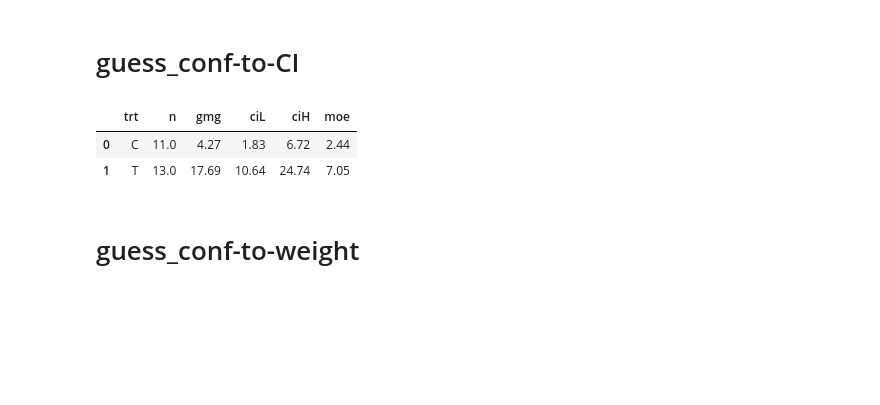
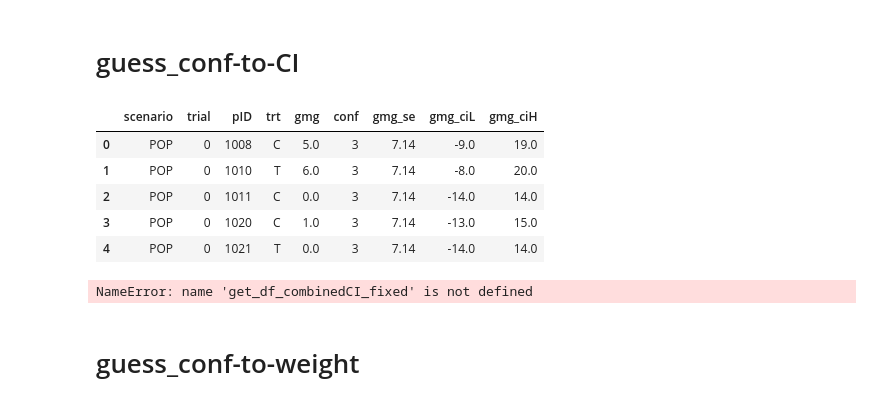
Before and after one commit to szb37/ADAPT-codebase, a Jupyter notebook: notebooks/guessconf_conversions.ipynb, the cells around one changed output. Cells and saved outputs as stored; diff of their text form; code cells hidden in the pictures; blank space fills up the shorter version.

```diff
--- a/notebooks/guessconf_conversions.ipynb
+++ b/notebooks/guessconf_conversions.ipynb
@@ -31,18 +33,36 @@ df_ignore_gc
 | 1 | T | 17.69 | 10.64 | 24.74 | 7.05 |
 # %% [markdown]
 # guess_conf-to-CI
+# %%
+df_pop = power.Helpers.get_pop_data()
+df_pop['conf']=3
+
+df_pop['gmg_se'] = df_pop['conf'].map(config.conf_to_se)
+df_pop['gmg_sd'] = df_pop['gmg_se'] # for sample=1, SE=SD
+df_pop['gmg_ciL'] = df_pop['gmg']-1.96*df_pop['gmg_se']
+df_pop['gmg_ciH'] = df_pop['gmg']+1.96*df_pop['gmg_se']
+df_pop = df_pop.round({'gmg': 2, 'gmg_sd': 2, 'gmg_se': 2, 'gmg_ciL': 2, 'gmg_ciH': 2,})
+df_pop = df_pop[['scenario', 'trial', 'pID', 'trt', 'gmg', 'conf', 'gmg_se', 'gmg_ciL', 'gmg_ciH']]
+df_pop.head()
+# %% [output]
+|  | scenario | trial | pID | trt | gmg | conf | gmg_se | gmg_ciL | gmg_ciH |
+| 0 | POP | 0 | 1008 | C | 5.0 | 3 | 7.14 | -9.0 | 19.0 |
+| 1 | POP | 0 | 1010 | T | 6.0 | 3 | 7.14 | -8.0 | 20.0 |
+| 2 | POP | 0 | 1011 | C | 0.0 | 3 | 7.14 | -14.0 | 14.0 |
+| 3 | POP | 0 | 1020 | C | 1.0 | 3 | 7.14 | -13.0 | 15.0 |
+| 4 | POP | 0 | 1021 | T | 0.0 | 3 | 7.14 | -14.0 | 14.0 |
 # %%
 ### Calculate POP CIs with guess_conf-to-CI approach
-df_pop = power.Helpers.get_pop_data()
-# df_pop['gmg_ciL'] = df_pop['gmg_ciL'].clip(lower=0, upper=30)
-# df_pop['gmg_ciH'] = df_pop['gmg_ciH'].clip(lower=0, upper=30)
-df_gc2CI = power.Stats.get_df_combinedCI(df_pop, col_value='gmg', col_ciL='gmg_ciL', col_ciH='gmg_ciH',)
+from itertools import product
+import numpy as np
+import scipy.stats as stats
+
+
+df_gc2CI = get_df_combinedCI_fixed(df_pop, col_value='gmg', col_ciL='gmg_ciL', col_ciH='gmg_ciH',)
 df_gc2CI = df_gc2CI.drop(columns=['scenario', 'trial'])
 df_gc2CI
 # %% [output]
-|  | trt | n | gmg | ciL | ciH | moe |
-| 0 | C | 11.0 | 4.27 | 1.83 | 6.72 | 2.44 |
-| 1 | T | 13.0 | 17.69 | 10.64 | 24.74 | 7.05 |
+NameError: name 'get_df_combinedCI_fixed' is not defined
 # %% [markdown]
 # guess_conf-to-weight
 # %%
```
Also changed, not shown: parts of 2 cells of this notebook, 8 other files.
